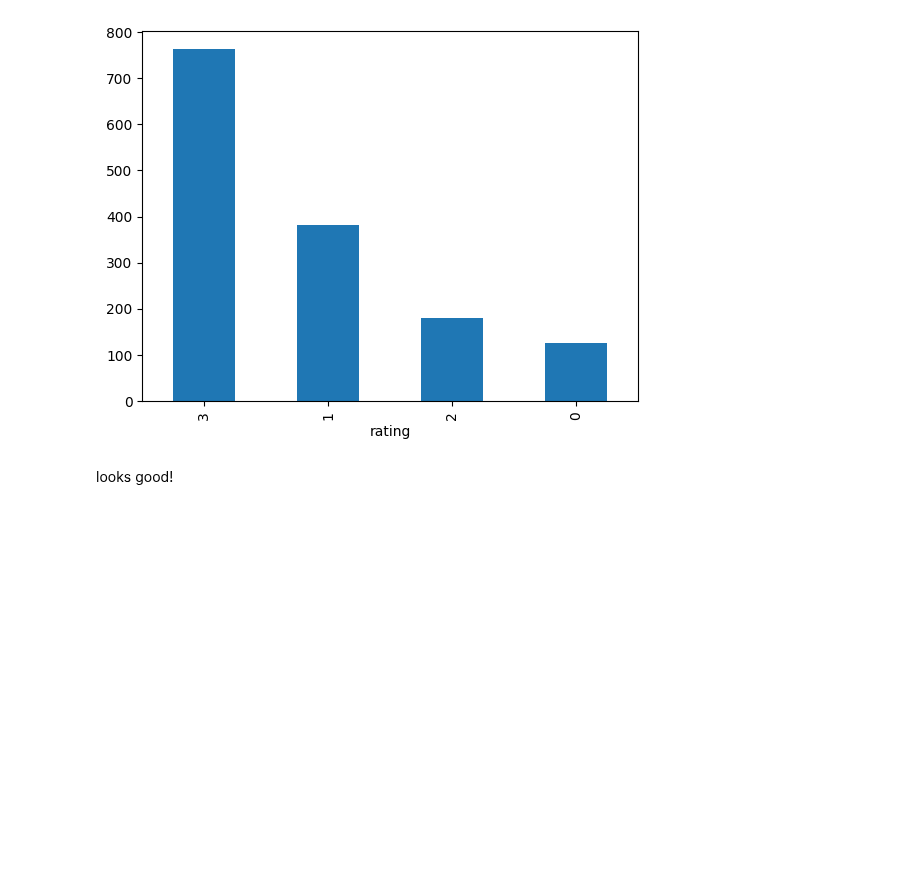
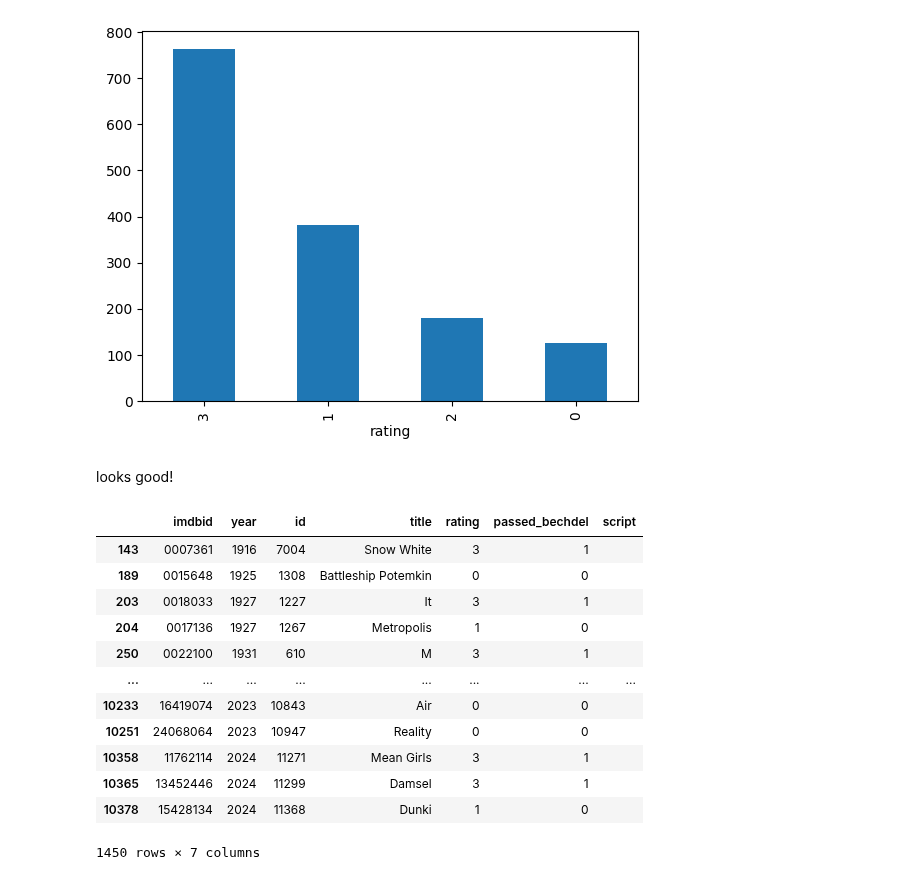
Before and after one commit to sigridbom/NLP_exam, a Jupyter notebook: bechdel_labels.ipynb, the cells around one changed output. Drawn from its saved outputs; the diff is of its cells as text; code cells hidden in the pictures; blank space fills up the shorter version.

```diff
--- a/bechdel_labels.ipynb
+++ b/bechdel_labels.ipynb
@@ -262,0 +265,16 @@ looks good!
+# %%
+filtered_df
+# %% [output]
+|  | imdbid | year | id | title | rating | passed_bechdel | script |
+| 143 | 0007361 | 1916 | 7004 | Snow White | 3 | 1 |  |
+| 189 | 0015648 | 1925 | 1308 | Battleship Potemkin | 0 | 0 |  |
+| 203 | 0018033 | 1927 | 1227 | It | 3 | 1 |  |
+| 204 | 0017136 | 1927 | 1267 | Metropolis | 1 | 0 |  |
+| 250 | 0022100 | 1931 | 610 | M | 3 | 1 |  |
+| ... | ... | ... | ... | ... | ... | ... | ... |
+| 10233 | 16419074 | 2023 | 10843 | Air | 0 | 0 |  |
+| 10251 | 24068064 | 2023 | 10947 | Reality | 0 | 0 |  |
+| 10358 | 11762114 | 2024 | 11271 | Mean Girls | 3 | 1 |  |
+| 10365 | 13452446 | 2024 | 11299 | Damsel | 3 | 1 |  |
+| 10378 | 15428134 | 2024 | 11368 | Dunki | 1 | 0 |  |
+1450 rows × 7 columns
```
Also changed, not shown: parts of 8 cells of this notebook, 1 other file.
